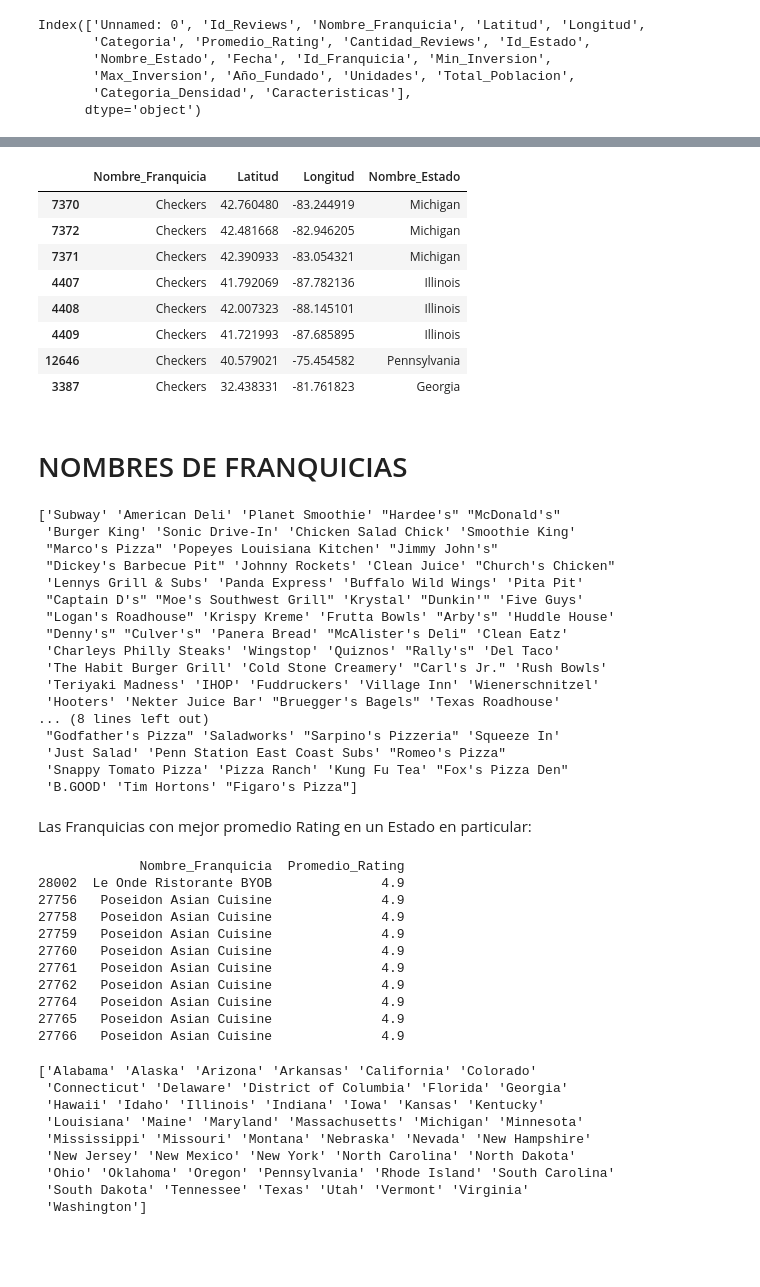
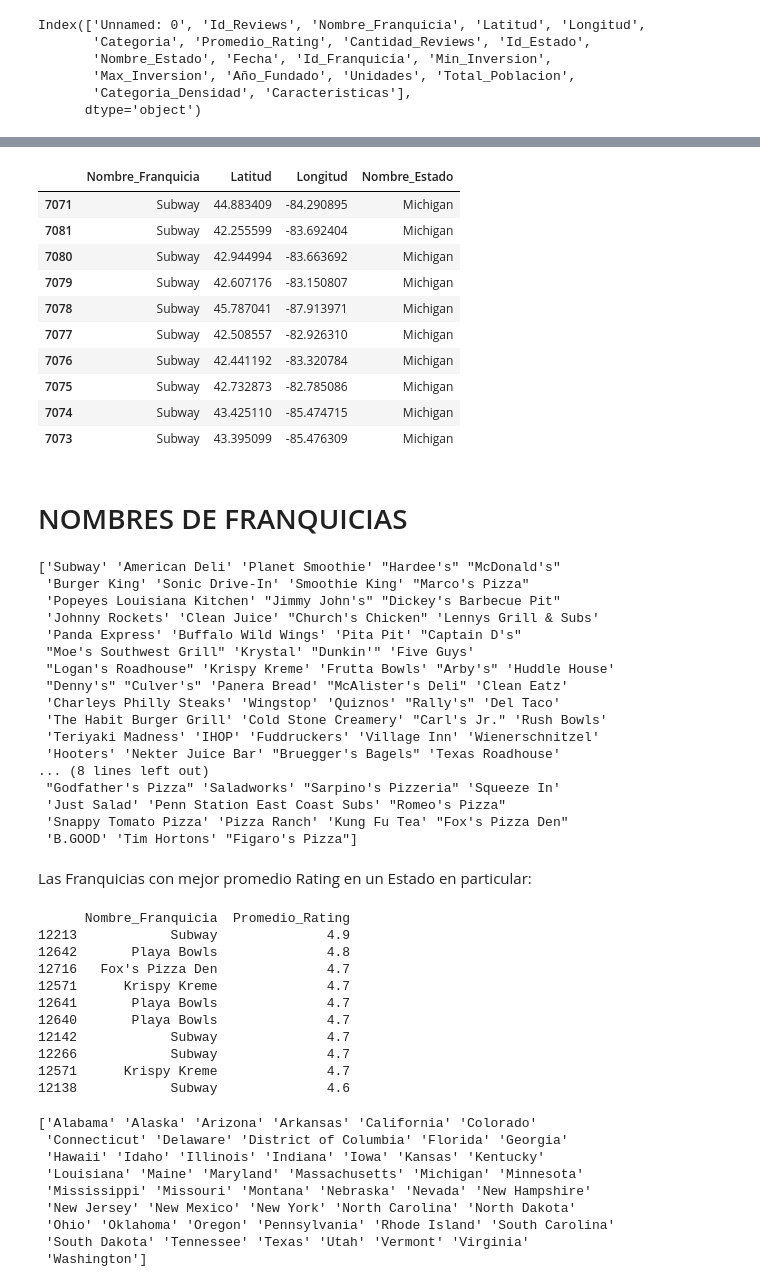
Before and after one commit to gdelrio0410/PF_DS_REVIEWS_AND_RECOMMENDATIONS, a Jupyter notebook: Sprint_3/Modelo/Modelo ML.ipynb, the cells around one changed output, grey strips where cells are left out. Saved outputs shown, nothing was run; the diff lists cells and outputs as text; code cells hidden in the pictures; blank space fills up the shorter version.

```diff
--- a/Sprint_3/Modelo/Modelo ML.ipynb
+++ b/Sprint_3/Modelo/Modelo ML.ipynb
@@ -214,7 +344,7 @@ A continuación, se muestra un ejemplo de cómo generar recomendaciones en funci
 
 # Construir una matriz de características TF-IDF a partir de la columna 'Caracteristicas'
 tfidf_vectorizer = TfidfVectorizer(stop_words='english')
-tfidf_matrix = tfidf_vectorizer.fit_transform(df_combined_final['Caracteristicas'].fillna(''))
+tfidf_matrix = tfidf_vectorizer.fit_transform(df_combined_final_final['Caracteristicas'].fillna(''))
 
 # Calcular la similitud coseno entre los vectores TF-IDF
 cosine_sim = cosine_similarity(tfidf_matrix, tfidf_matrix)
@@ -222,7 +352,7 @@ cosine_sim = cosine_similarity(tfidf_matrix, tfidf_matrix)
 # Función para obtener las recomendaciones basadas en contenido
 def get_recommendations(nombre_franquicia, cosine_sim=cosine_sim):
     # Obtener el índice de la franquicia que coincide con el nombre
-    idx = df_combined_final[df_combined_final['Nombre_Franquicia'] == nombre_franquicia].index[0]
+    idx = df_combined_final_final[df_combined_final_final['Nombre_Franquicia'] == nombre_franquicia].index[0]
 
     # Obtener las puntuaciones de similitud coseno de todas las franquicias con esta franquicia
     sim_scores = list(enumerate(cosine_sim[idx]))
@@ -237,7 +367,7 @@ def get_recommendations(nombre_franquicia, cosine_sim=cosine_sim):
     franquicias_indices = [i[0] for i in sim_scores]
 
     # Obtener las recomendaciones, incluyendo la ubicación y el nombre del estado
-    recomendaciones = df_combined_final.iloc[franquicias_indices][['Nombre_Franquicia', 'Latitud', 'Longitud', 'Nombre_Estado']]
+    recomendaciones = df_combined_final_final.iloc[franquicias_indices][['Nombre_Franquicia', 'Latitud', 'Longitud', 'Nombre_Estado']]
 
     return recomendaciones
 
@@ -263,7 +393,7 @@ recomendaciones
 # Función para obtener las recomendaciones en función del mejor promedio de calificaciones
 def get_recommendations(nombre_franquicia, top_n=10):
     # Ordenar el DataFrame por el mejor promedio de calificaciones (en orden descendente)
-    sorted_df = df_combined_final.sort_values(by='Promedio_Rating', ascending=False)
+    sorted_df = df_combined_final_final.sort_values(by='Promedio_Rating', ascending=False)
 
     # Filtrar las franquicias que no sean la franquicia de referencia
     sorted_df = sorted_df[sorted_df['Nombre_Franquicia'] != nombre_franquicia]
@@ -300,7 +430,7 @@ Index(['Unnamed: 0', 'Id_Reviews', 'Nombre_Franquicia', 'Latitud', 'Longitud',
 # %%
 def get_recommendations(nombre_franquicia, cosine_sim=cosine_sim):
     # Ordenar el DataFrame original por el promedio de calificaciones (Promedio_Rating)
-    df_combined_final_sorted = df_combined_final.sort_values(by='Promedio_Rating', ascending=False)
+    df_combined_final_sorted = df_combined_final_final.sort_values(by='Promedio_Rating', ascending=False)
 
     # Filtrar el DataFrame para incluir solo las ubicaciones de la franquicia especificada por el usuario
     df_combined_final_franquicia = df_combined_final_sorted[df_combined_final_sorted['Nombre_Franquicia'] == nombre_franquicia]
@@ -344,7 +474,7 @@ recomendaciones
 # %%
 def get_recommendations(nombre_franquicia, cosine_sim=cosine_sim):
     # Filtrar el DataFrame para incluir solo las ubicaciones de la franquicia especificada por el usuario
-    df_combined_final_franquicia = df_combined_final[df_combined_final['Nombre_Franquicia'] == nombre_franquicia]
+    df_combined_final_franquicia = df_combined_final_final[df_combined_final_final['Nombre_Franquicia'] == nombre_franquicia]
 
     if not df_combined_final_franquicia.empty:
         # Ordenar el DataFrame filtrado por el promedio de calificaciones (Promedio_Rating)
@@ -357,7 +487,7 @@ def get_recommendations(nombre_franquicia, cosine_sim=cosine_sim):
         franquicias_indices = sim_scores.argsort()[::-1][1:11]
 
         # Obtener las recomendaciones, incluyendo la ubicación y el nombre del estado
-        recomendaciones = df_combined_final.iloc[franquicias_indices][['Nombre_Franquicia', 'Latitud', 'Longitud', 'Nombre_Estado']]
+        recomendaciones = df_combined_final_final.iloc[franquicias_indices][['Nombre_Franquicia', 'Latitud', 'Longitud', 'Nombre_Estado']]
         return recomendaciones
     else:
         return "La franquicia especificada no se encontró en los datos."
@@ -380,53 +510,55 @@ recomendaciones
 # %%
 def get_recommendations(nombre_franquicia, cosine_sim=cosine_sim):
     # Filtrar el DataFrame para incluir solo las ubicaciones de la franquicia especificada por el usuario
-    df_combined_final_franquicia = df_combined_final[df_combined_final['Nombre_Franquicia'] == nombre_franquicia]
+    df_combined_final_franquicia = df_combined_final_final[df_combined_final_final['Nombre_Franquicia'] == nombre_franquicia]
 
     if not df_combined_final_franquicia.empty:
         # Ordenar el DataFrame filtrado por el promedio de calificaciones (Promedio_Rating)
         df_combined_final_franquicia = df_combined_final_franquicia.sort_values(by='Promedio_Rating', ascending=False)
 
         # Obtener las 10 franquicias más similares
         sim_scores = cosine_sim[df_combined_final_franquicia.index[0]]
 
         # Obtener los índices de las franquicias recomendadas
         franquicias_indices = sim_scores.argsort()[::-1][1:11]
 
         # Filtrar las recomendaciones para que solo sean de la misma franquicia
-        recomendaciones = df_combined_final.iloc[franquicias_indices]
+        recomendaciones = df_combined_final_final.iloc[franquicias_indices]
         recomendaciones = recomendaciones[recomendaciones['Nombre_Franquicia'] == nombre_franquicia]
 
         # Seleccionar las columnas deseadas
         recomendaciones = recomendaciones[['Nombre_Franquicia', 'Latitud', 'Longitud', 'Nombre_Estado']]
         return recomendaciones
     else:
         return "La franquicia especificada no se encontró en los datos."
 
-nombre_franquicia_ejemplo = 'Checkers'  # Cambia esto por la franquicia que desees
+nombre_franquicia_ejemplo = 'Subway'  # Cambia esto por la franquicia que desees
 recomendaciones = get_recommendations(nombre_franquicia_ejemplo)
 recomendaciones
 # %% [output]
 |  | Nombre_Franquicia | Latitud | Longitud | Nombre_Estado |
-| 7370 | Checkers | 42.760480 | -83.244919 | Michigan |
-| 7372 | Checkers | 42.481668 | -82.946205 | Michigan |
-| 7371 | Checkers | 42.390933 | -83.054321 | Michigan |
-| 4407 | Checkers | 41.792069 | -87.782136 | Illinois |
-| 4408 | Checkers | 42.007323 | -88.145101 | Illinois |
-| 4409 | Checkers | 41.721993 | -87.685895 | Illinois |
-| 12646 | Checkers | 40.579021 | -75.454582 | Pennsylvania |
-| 3387 | Checkers | 32.438331 | -81.761823 | Georgia |
+| 7071 | Subway | 44.883409 | -84.290895 | Michigan |
+| 7081 | Subway | 42.255599 | -83.692404 | Michigan |
+| 7080 | Subway | 42.944994 | -83.663692 | Michigan |
+| 7079 | Subway | 42.607176 | -83.150807 | Michigan |
+| 7078 | Subway | 45.787041 | -87.913971 | Michigan |
+| 7077 | Subway | 42.508557 | -82.926310 | Michigan |
+| 7076 | Subway | 42.441192 | -83.320784 | Michigan |
+| 7075 | Subway | 42.732873 | -82.785086 | Michigan |
+| 7074 | Subway | 43.425110 | -85.474715 | Michigan |
+| 7073 | Subway | 43.395099 | -85.476309 | Michigan |
 # %% [markdown]
 # NOMBRES DE FRANQUICIAS
 # %%
-nombres_franquicias_disponibles = df_combined_final['Nombre_Franquicia'].unique()
+nombres_franquicias_disponibles = df_combined_final_final['Nombre_Franquicia'].unique()
 print(nombres_franquicias_disponibles)
 # %% [output]
 ['Subway' 'American Deli' 'Planet Smoothie' "Hardee's" "McDonald's"
- 'Burger King' 'Sonic Drive-In' 'Chicken Salad Chick' 'Smoothie King'
- "Marco's Pizza" 'Popeyes Louisiana Kitchen' "Jimmy John's"
- "Dickey's Barbecue Pit" 'Johnny Rockets' 'Clean Juice' "Church's Chicken"
- 'Lennys Grill & Subs' 'Panda Express' 'Buffalo Wild Wings' 'Pita Pit'
- "Captain D's" "Moe's Southwest Grill" 'Krystal' "Dunkin'" 'Five Guys'
+ 'Burger King' 'Sonic Drive-In' 'Smoothie King' "Marco's Pizza"
+ 'Popeyes Louisiana Kitchen' "Jimmy John's" "Dickey's Barbecue Pit"
+ 'Johnny Rockets' 'Clean Juice' "Church's Chicken" 'Lennys Grill & Subs'
+ 'Panda Express' 'Buffalo Wild Wings' 'Pita Pit' "Captain D's"
+ "Moe's Southwest Grill" 'Krystal' "Dunkin'" 'Five Guys'
  "Logan's Roadhouse" 'Krispy Kreme' 'Frutta Bowls' "Arby's" 'Huddle House'
  "Denny's" "Culver's" 'Panera Bread' "McAlister's Deli" 'Clean Eatz'
  'Charleys Philly Steaks' 'Wingstop' 'Quiznos' "Rally's" 'Del Taco'
@@ -441,9 +573,9 @@ print(nombres_franquicias_disponibles)
 # %% [markdown]
 Las Franquicias con mejor promedio Rating en un Estado en particular:
 # %%
-def get_top_rated_franchises_in_state(estado_deseado, df_reviews_completo):
+def get_top_rated_franchises_in_state(estado_deseado, df_combined_final_final):
     # Filtrar las franquicias por estado deseado
-    franquicias_en_estado = df_reviews_completo[df_reviews_completo['Nombre_Estado'] == estado_deseado]
+    franquicias_en_estado = df_combined_final_final[df_combined_final_final['Nombre_Estado'] == estado_deseado]
 
     # Ordenar las franquicias en el estado deseado por Promedio_Rating de mayor a menor
     franquicias_en_estado = franquicias_en_estado.sort_values(by='Promedio_Rating', ascending=False)
@@ -456,18 +588,18 @@ def get_top_rated_franchises_in_state(estado_deseado, df_reviews_completo):
 
 # Ejemplo de uso de la función para un estado específico (sustituye con el valor deseado)
 estado_deseado = 'Pennsylvania'
-franquicias_mejor_rating = get_top_rated_franchises_in_state(estado_deseado, df_reviews_completo)
+franquicias_mejor_rating = get_top_rated_franchises_in_state(estado_deseado, df_combined_final_final)
 print(franquicias_mejor_rating)
 # %% [output]
-             Nombre_Franquicia  Promedio_Rating
-28002  Le Onde Ristorante BYOB              4.9
-27756   Poseidon Asian Cuisine              4.9
-27758   Poseidon Asian Cuisine              4.9
-27759   Poseidon Asian Cuisine              4.9
-27760   Poseidon Asian Cuisine              4.9
-27761   Poseidon Asian Cuisine              4.9
-27762   Poseidon Asian Cuisine              4.9
-27764   Poseidon Asian Cuisine              4.9
-27765   Poseidon Asian Cuisine              4.9
-27766   Poseidon Asian Cuisine              4.9
+      Nombre_Franquicia  Promedio_Rating
+12213            Subway              4.9
+12642       Playa Bowls              4.8
+12716   Fox's Pizza Den              4.7
+12571      Krispy Kreme              4.7
+12641       Playa Bowls              4.7
+12640       Playa Bowls              4.7
+12142            Subway              4.7
+12266            Subway              4.7
+12571      Krispy Kreme              4.7
+12138            Subway              4.6
 # %%
```
Also changed, not shown: parts of 24 cells of this notebook, 3 other files.
